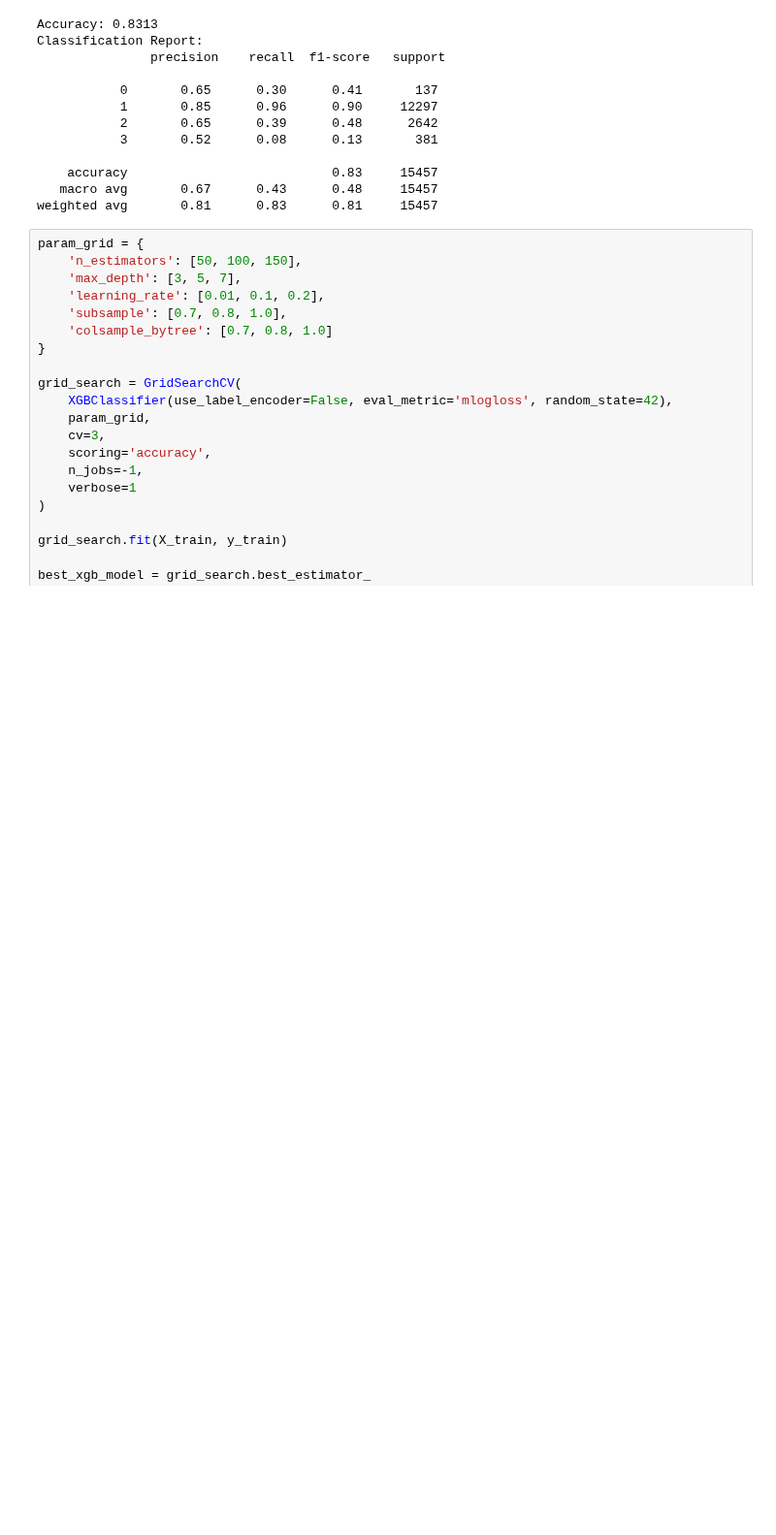
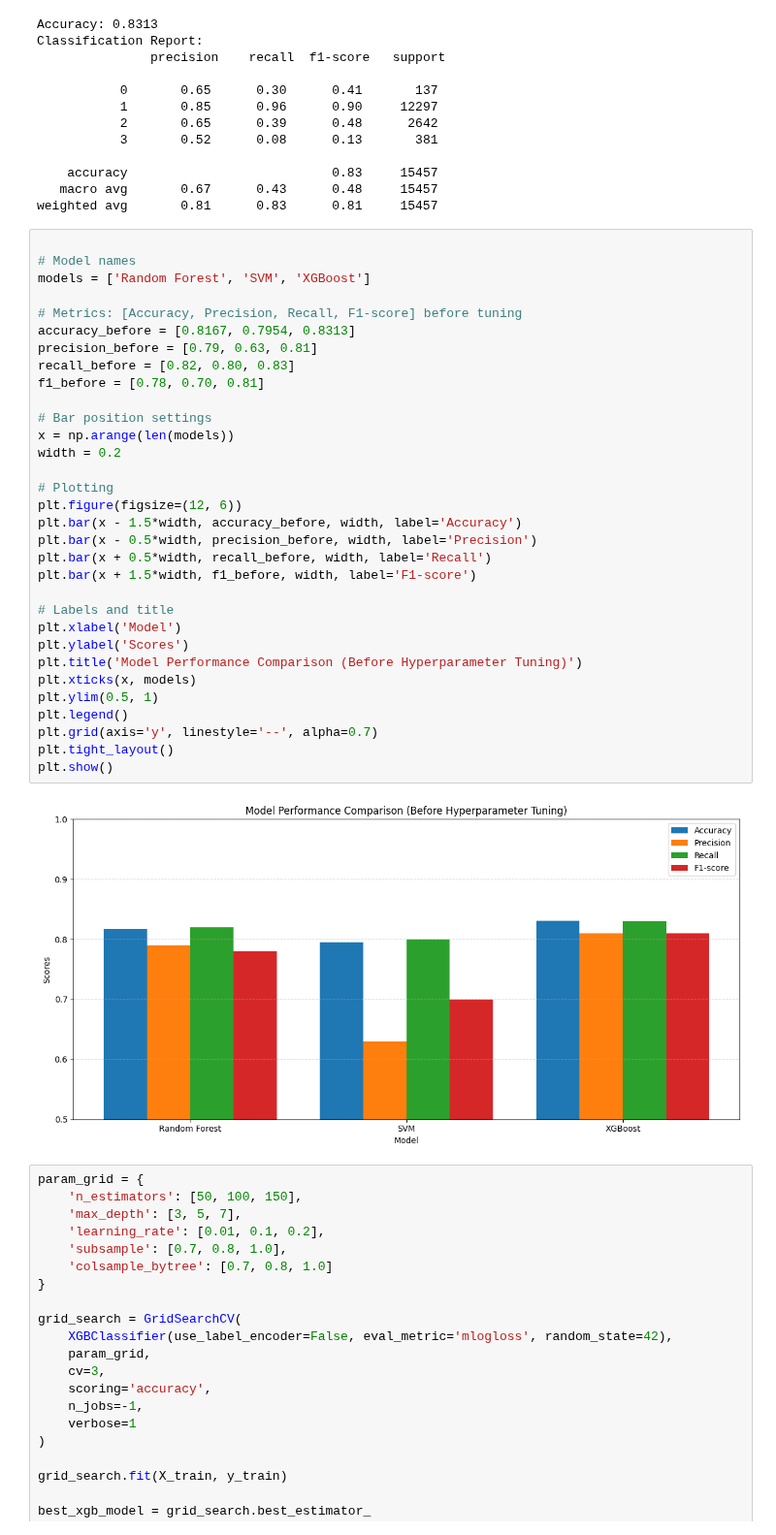
Before and after one commit to yogesherla2/DataScienceProject-23032935, a Jupyter notebook: Untitled5.ipynb, the cells around one changed output. Shown at 97% size. Saved outputs shown, nothing was run; the diff lists cells and outputs as text; blank space fills up the shorter version.

```diff
--- a/Untitled5.ipynb
+++ b/Untitled5.ipynb
@@ -593,6 +593,40 @@ Classification Report:
     accuracy                           0.83     15457
    macro avg       0.67      0.43      0.48     15457
 weighted avg       0.81      0.83      0.81     15457
+# %%
+
+# Model names
+models = ['Random Forest', 'SVM', 'XGBoost']
+
+# Metrics: [Accuracy, Precision, Recall, F1-score] before tuning
+accuracy_before = [0.8167, 0.7954, 0.8313]
+precision_before = [0.79, 0.63, 0.81]
+recall_before = [0.82, 0.80, 0.83]
+f1_before = [0.78, 0.70, 0.81]
+
+# Bar position settings
+x = np.arange(len(models))
+width = 0.2
+
+# Plotting
+plt.figure(figsize=(12, 6))
+plt.bar(x - 1.5*width, accuracy_before, width, label='Accuracy')
+plt.bar(x - 0.5*width, precision_before, width, label='Precision')
+plt.bar(x + 0.5*width, recall_before, width, label='Recall')
+plt.bar(x + 1.5*width, f1_before, width, label='F1-score')
+
+# Labels and title
+plt.xlabel('Model')
+plt.ylabel('Scores')
+plt.title('Model Performance Comparison (Before Hyperparameter Tuning)')
+plt.xticks(x, models)
+plt.ylim(0.5, 1)
+plt.legend()
+plt.grid(axis='y', linestyle='--', alpha=0.7)
+plt.tight_layout()
+plt.show()
+# %% [output]
+[figure, added]
 # %%
 param_grid = {
     'n_estimators': [50, 100, 150],
```
Also changed, not shown: parts of 1 cell of this notebook.
